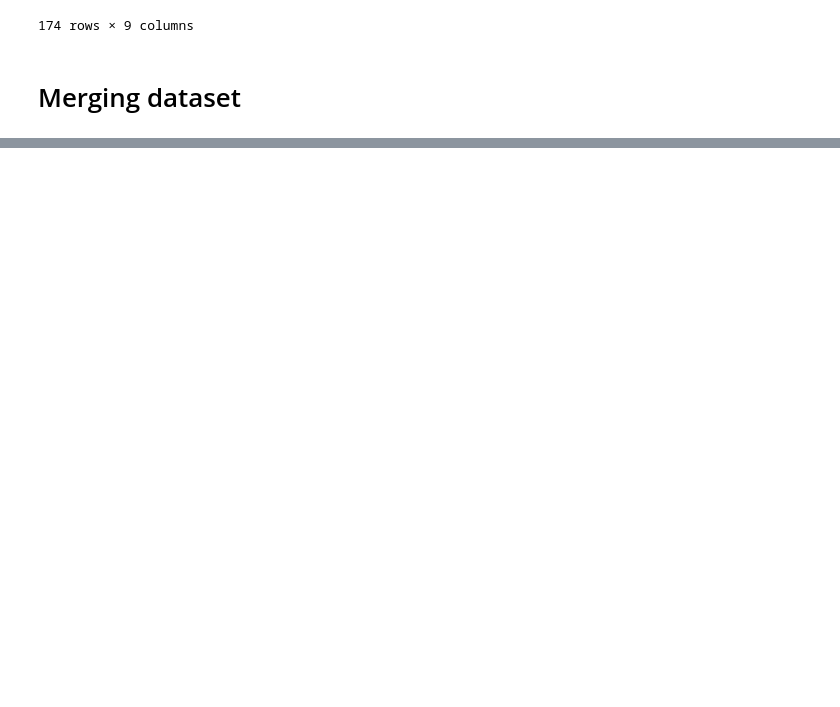
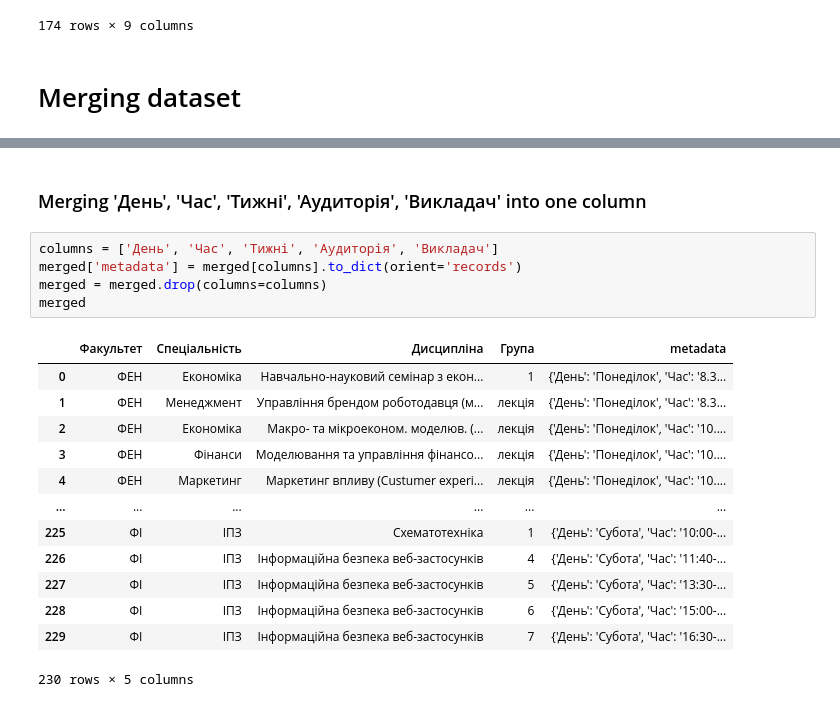
Before and after one commit to 1wannabebetter1/scheduleUnification, a Jupyter notebook: Unificator.ipynb, the cells around one changed output, grey strips where cells are left out. Saved outputs shown, nothing was run; the diff lists cells and outputs as text; blank space fills up the shorter version.

```diff
--- a/Unificator.ipynb
+++ b/Unificator.ipynb
@@ -579,3 +581,24 @@ merged
 | 228 | ФІ | ІПЗ | Інформаційна безпека веб-застосунків | 6 | Субота | 15:00-16:20 | 1-10 | Дистанційно | ас. О.В,Радзієвська |
 | 229 | ФІ | ІПЗ | Інформаційна безпека веб-застосунків | 7 | Субота | 16:30-17:50 | 1-10 | Дистанційно | ас. О.В,Радзієвська |
 230 rows × 9 columns
+# %% [markdown]
+### Merging 'День', 'Час', 'Тижні', 'Аудиторія', 'Викладач' into one column
+# %%
+columns = ['День', 'Час', 'Тижні', 'Аудиторія', 'Викладач']
+merged['metadata'] = merged[columns].to_dict(orient='records')
+merged = merged.drop(columns=columns)
+merged
+# %% [output]
+|  | Факультет | Спеціальність | Дисципліна | Група | metadata |
+| 0 | ФЕН | Економіка | Навчально-науковий семінар з екон... | 1 | {'День': 'Понеділок', 'Час': '8.3... |
+| 1 | ФЕН | Менеджмент | Управління брендом роботодавця (м... | лекція | {'День': 'Понеділок', 'Час': '8.3... |
+| 2 | ФЕН | Економіка | Макро- та мікроеконом. моделюв. (... | лекція | {'День': 'Понеділок', 'Час': '10.... |
+| 3 | ФЕН | Фінанси | Моделювання та управління фінансо... | лекція | {'День': 'Понеділок', 'Час': '10.... |
+| 4 | ФЕН | Маркетинг | Маркетинг впливу (Custumer experi... | лекція | {'День': 'Понеділок', 'Час': '10.... |
+| ... | ... | ... | ... | ... | ... |
+| 225 | ФІ | ІПЗ | Схематотехніка | 1 | {'День': 'Субота', 'Час': '10:00-... |
+| 226 | ФІ | ІПЗ | Інформаційна безпека веб-застосунків | 4 | {'День': 'Субота', 'Час': '11:40-... |
+| 227 | ФІ | ІПЗ | Інформаційна безпека веб-застосунків | 5 | {'День': 'Субота', 'Час': '13:30-... |
+| 228 | ФІ | ІПЗ | Інформаційна безпека веб-застосунків | 6 | {'День': 'Субота', 'Час': '15:00-... |
+| 229 | ФІ | ІПЗ | Інформаційна безпека веб-застосунків | 7 | {'День': 'Субота', 'Час': '16:30-... |
+230 rows × 5 columns
```
Also changed, not shown: parts of 14 cells of this notebook, 1 other file.
